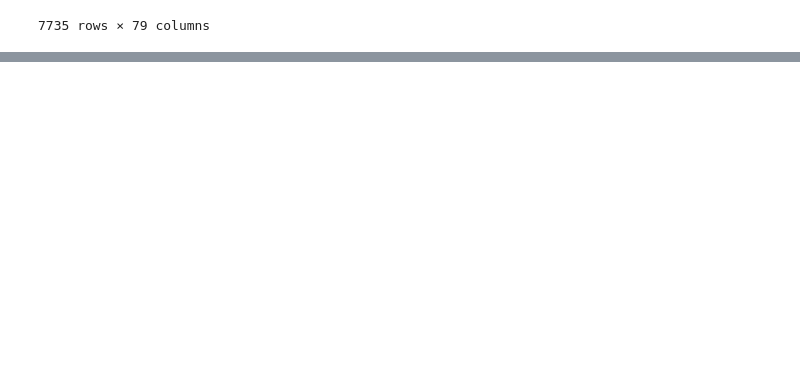
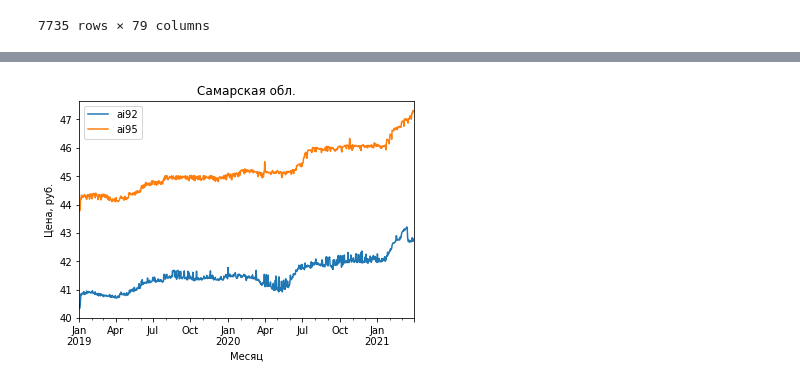
Before and after one commit to grigoriizharkov/All-Cups, a Jupyter notebook: task1/Average prices.ipynb, the cells around one changed output, grey strips where cells are left out. Saved outputs shown, nothing was run; the diff lists cells and outputs as text; code cells hidden in the pictures; blank space fills up the shorter version.

```diff
--- a/task1/Average prices.ipynb
+++ b/task1/Average prices.ipynb
@@ -505,0 +535,6 @@ test.to_csv('my_submission_1.csv', index=False)
+# %%
+samara = train[train.region == 63]
+samara = samara.sort_values(by='date')
+samara.drop(['year', 'month', 'day', 'day_of_week', 'oktmo', 'okato'], axis=1, inplace=True)
+samara.index = samara.date
+samara.drop(['date', 'region'], axis=1, inplace=True)
@@ -505,0 +558,5 @@ test.to_csv('my_submission_1.csv', index=False)
+# %%
+samara[['ai92', 'ai95']].plot(title='Самарская обл.', xlabel='Месяц', ylabel='Цена, руб.')
+plt.savefig('samara.png')
+# %% [output]
+[figure, added]
```
Also changed, not shown: parts of 13 cells of this notebook.
